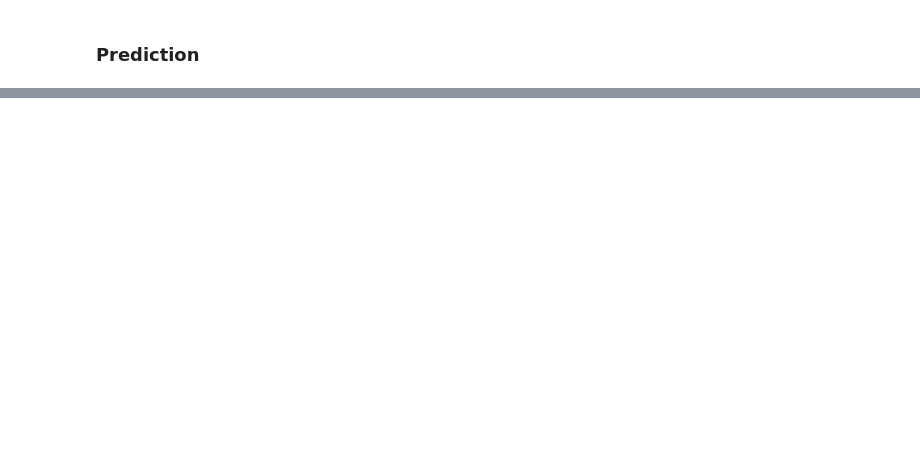
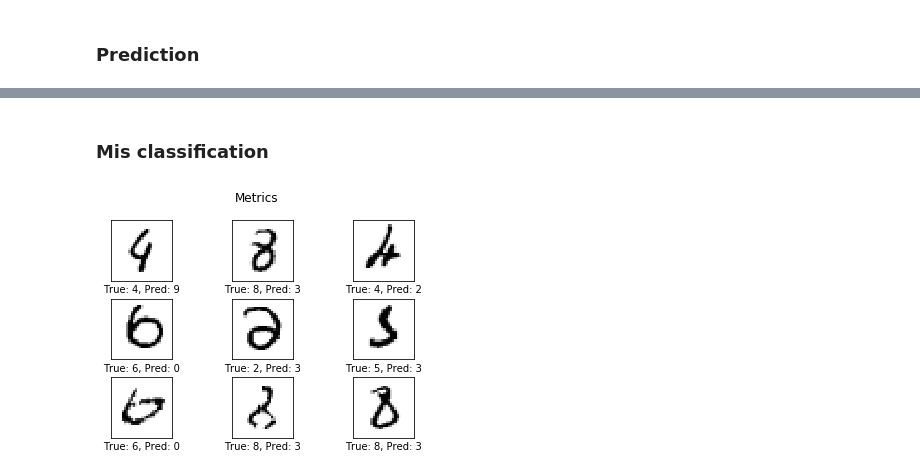
Before and after one commit to victor-iyi/deep-learning-with-tensorflow, a Jupyter notebook: convnet/keras-practise.ipynb, the cells around one changed output, grey strips where cells are left out. Saved outputs shown, nothing was run; the diff lists cells and outputs as text; code cells hidden in the pictures; blank space fills up the shorter version.

Commit message:
Metrics: mis-classifications, predictions, accuracy

```diff
--- a/convnet/keras-practise.ipynb
+++ b/convnet/keras-practise.ipynb
@@ -193,0 +209,11 @@ del imgs, cls_true, y_pred, cls_pred
+# %% [markdown]
+### Mis classification
+# %%
+y_pred = model.predict(x=data.test.images)
+cls_pred = np.argmax(y_pred, axis=1)
+
+plot_example_errors(cls_pred=cls_pred)
+
+del y_pred, cls_pred
+# %% [output]
+[figure, added]
```
Also changed, not shown: parts of 4 cells of this notebook, 1 other file.
